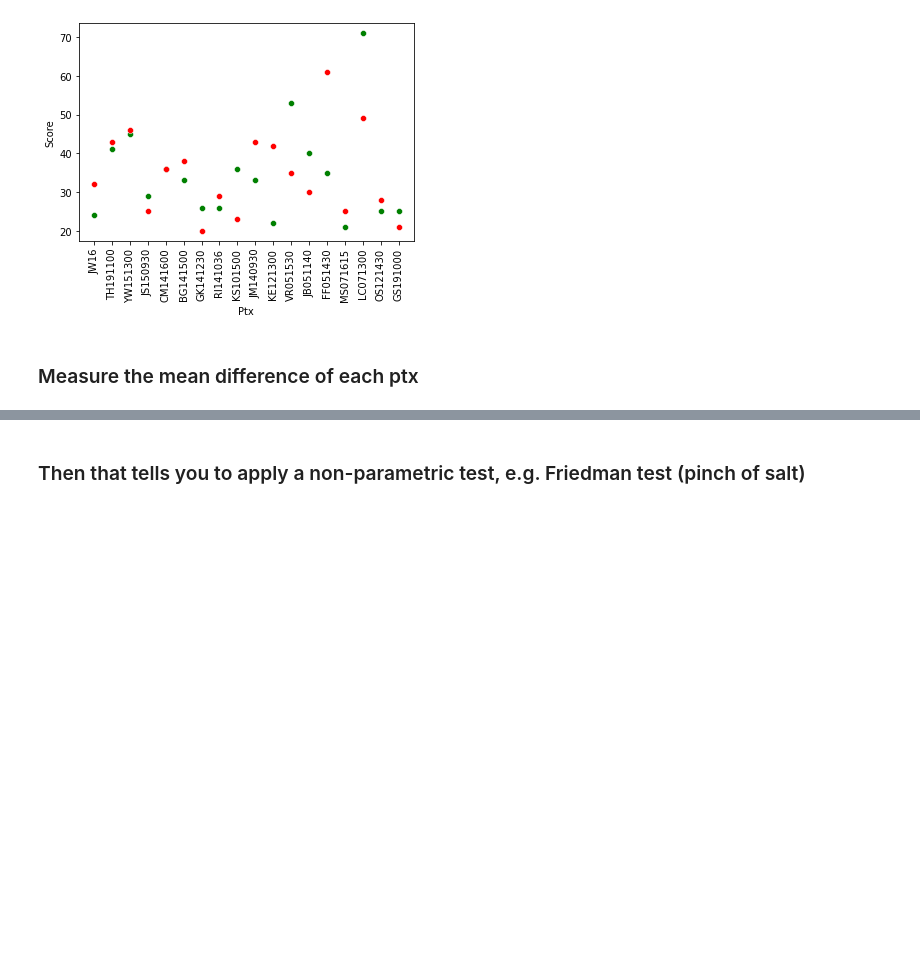
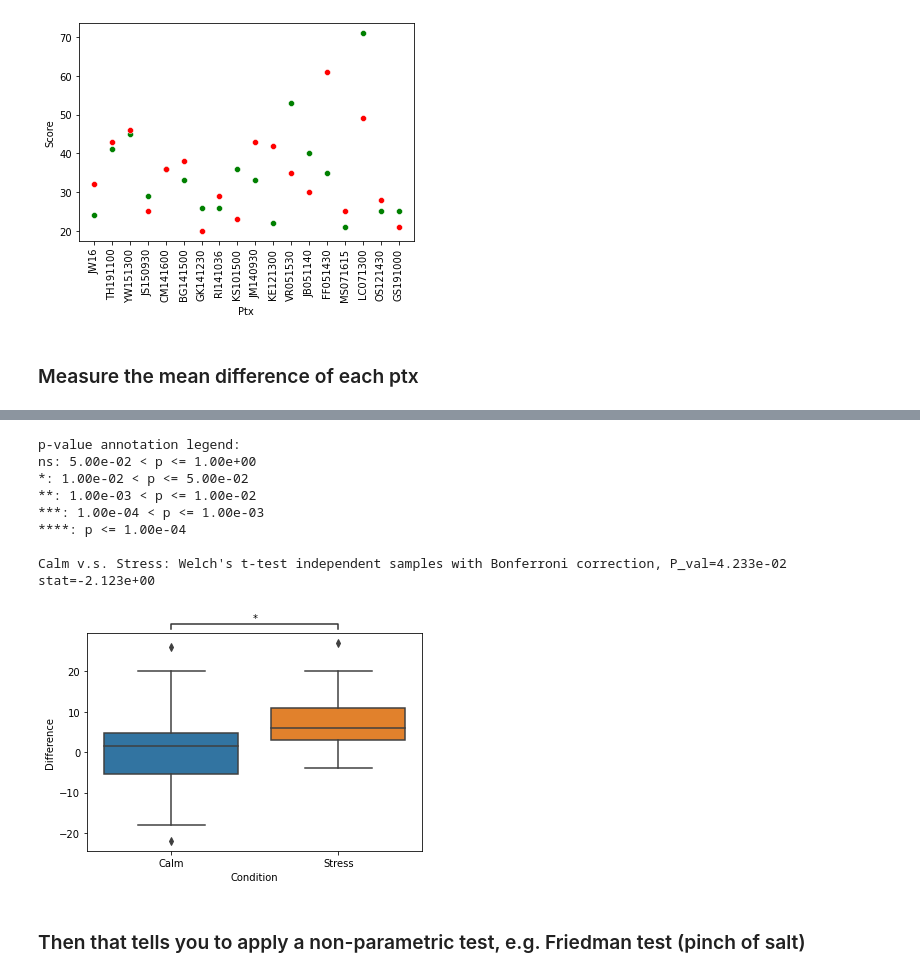
Before and after one commit to DiarKarim/LH_Project, a Jupyter notebook: PythonCodes/QualitativeAnalysis_v1.ipynb, the cells around one changed output, grey strips where cells are left out. Cells and saved outputs as stored; diff of their text form; code cells hidden in the pictures; blank space fills up the shorter version.

```diff
--- a/PythonCodes/QualitativeAnalysis_v1.ipynb
+++ b/PythonCodes/QualitativeAnalysis_v1.ipynb
@@ -91,2 +105,26 @@ ValueError: Length of values (19) does not match length of index (74)
+# %%
+order = ['Calm', 'Stress']
+x='Condition'
+y='Difference'
+
+box_pairs = [['Stress', 'Calm']]
+ax1 = sns.boxplot(x=x, y=y, order=order, data=result_df)
+
+test_results = add_stat_annotation(ax1, data=result_df, x=x, y=y, order=order,
+                                   box_pairs=box_pairs,
+                                   test='t-test_welch', text_format='star',
+                                   loc='outside', verbose=2)
+
+plt.savefig("PrePost_Difference.png", dpi=450, bbox_inch=True)
+# %% [output]
+p-value annotation legend:
+ns: 5.00e-02 < p <= 1.00e+00
+*: 1.00e-02 < p <= 5.00e-02
+**: 1.00e-03 < p <= 1.00e-02
+***: 1.00e-04 < p <= 1.00e-03
+****: p <= 1.00e-04
+
+Calm v.s. Stress: Welch's t-test independent samples with Bonferroni correction, P_val=4.233e-02 stat=-2.123e+00
+[figure, added]
 # %% [markdown]
 ### Then that tells you to apply a non-parametric test, e.g. Friedman test (pinch of salt)
```
Also changed, not shown: parts of 10 cells of this notebook, 1 other file.
